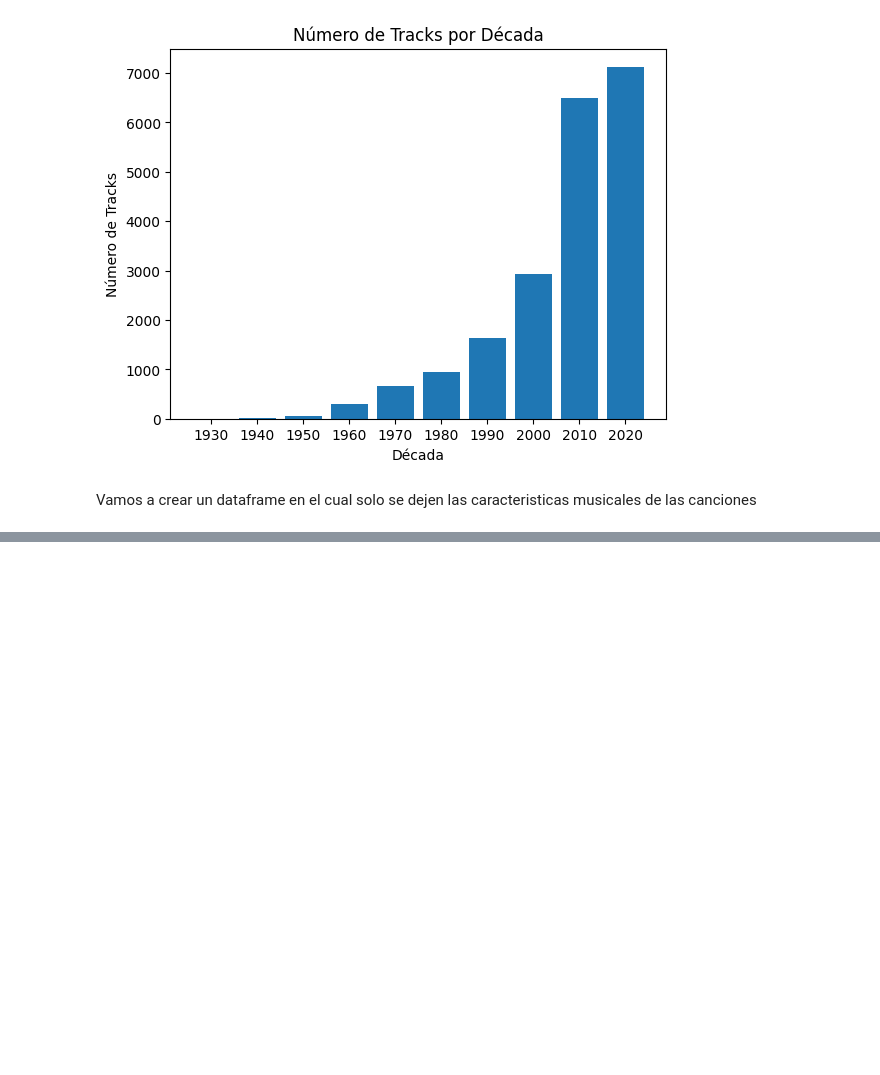
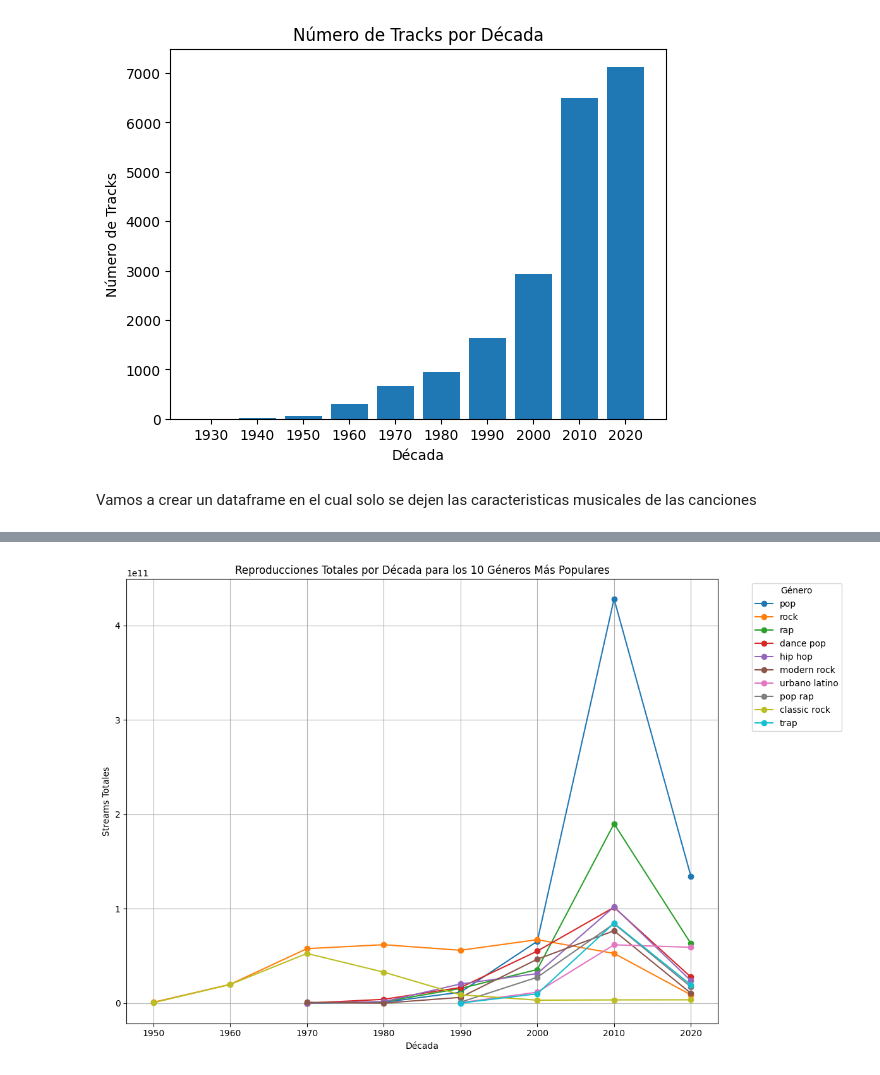
Before and after one commit to jjmoras1/DS2_Preentrega01, a Jupyter notebook: 03_Fecha album.ipynb, the cells around one changed output, grey strips where cells are left out. Drawn from its saved outputs; the diff is of its cells as text; code cells hidden in the pictures; blank space fills up the shorter version.

```diff
--- a/03_Fecha album.ipynb
+++ b/03_Fecha album.ipynb
@@ -822,0 +966,36 @@ Vamos a crear un dataframe en el cual solo se dejen las caracteristicas musicale
+# %%
+# Sumar streams totales por género
+generos_populares = df_generos.groupby('Genero')['Stream'].sum().nlargest(10).index
+
+# Filtrar los datos para incluir solo los 10 géneros más populares
+df_top_generos = df_generos[df_generos['Genero'].isin(generos_populares)]
+# %%
+# Sumar streams por década y género
+streams_decada_genero = df_top_generos.groupby(['Decada', 'Genero'])['Stream'].sum().reset_index()
+# %%
+
+
+plt.figure(figsize=(12, 8))
+
+# Crear una línea para cada género
+for genero in generos_populares:
+    datos_genero = streams_decada_genero[streams_decada_genero['Genero'] == genero]
+    plt.plot(
+        datos_genero['Decada'],
+        datos_genero['Stream'],
+        marker='o',
+        label=genero
+    )
+
+# Personalizar el gráfico
+plt.title('Reproducciones Totales por Década para los 10 Géneros Más Populares')
+plt.xlabel('Década')
+plt.ylabel('Streams Totales')
+plt.legend(title='Género', bbox_to_anchor=(1.05, 1), loc='upper left')
+plt.grid(True)
+plt.tight_layout()
+
+# Mostrar el gráfico
+plt.show()
+# %% [output]
+[figure, added]
```
Also changed, not shown: parts of 15 cells of this notebook.
